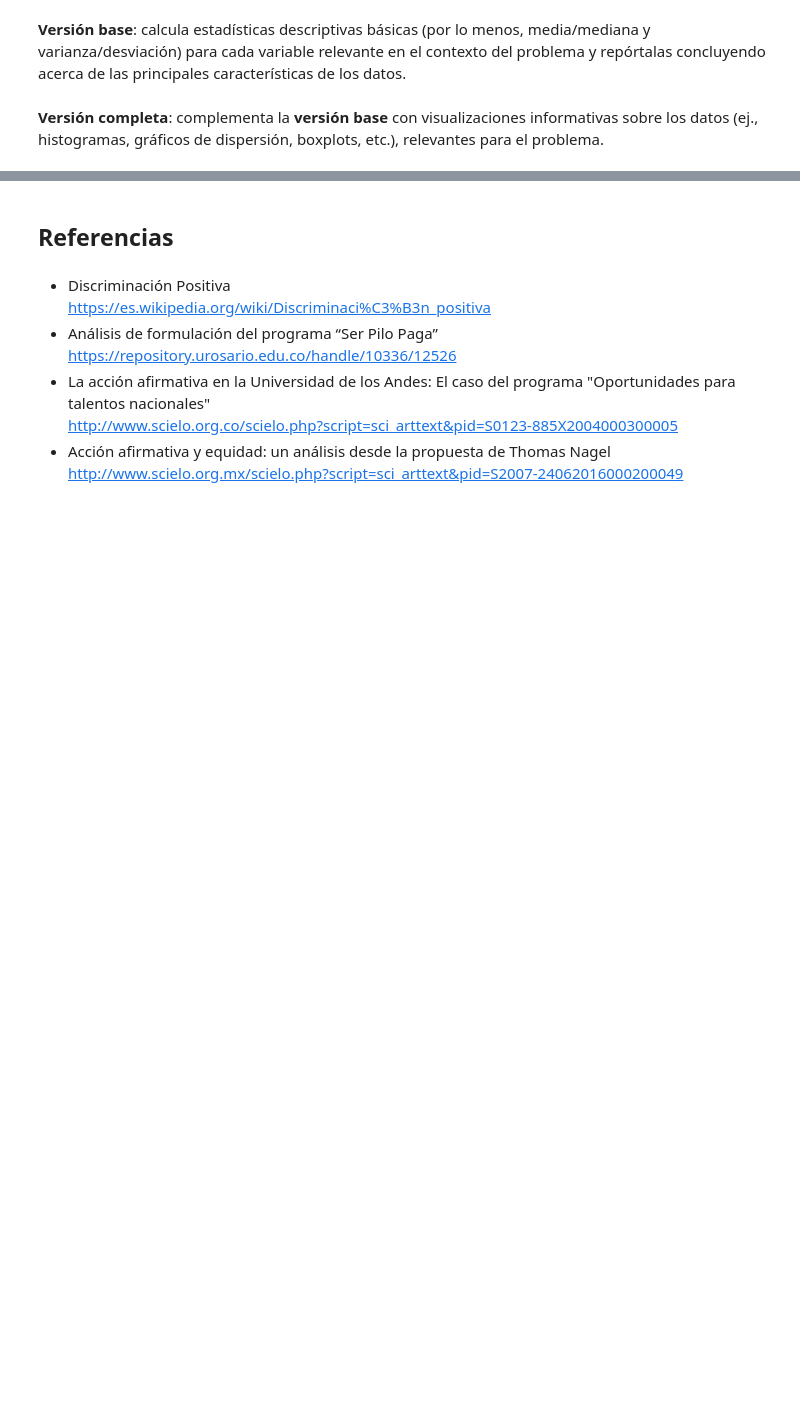
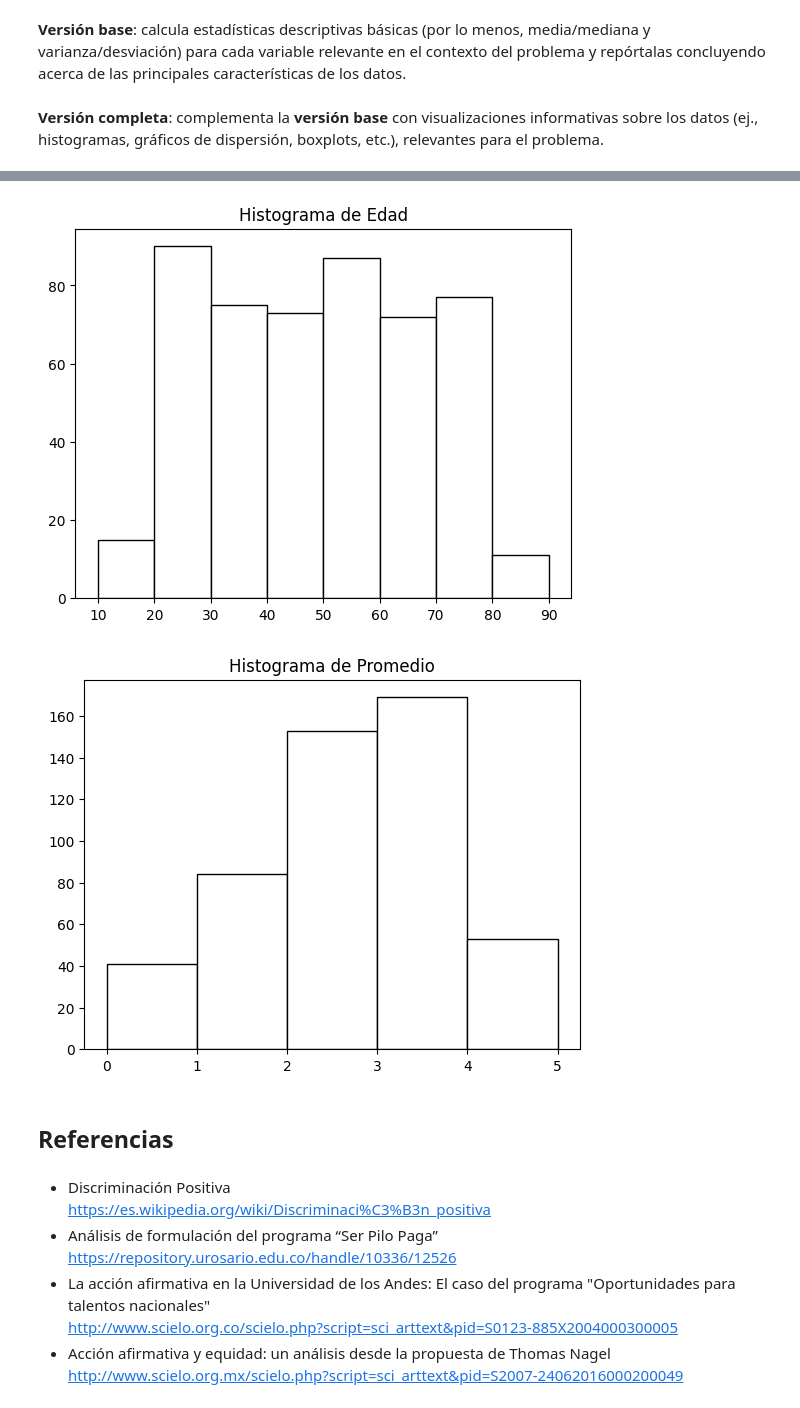
Before and after one commit to cristiaaann27/Talleres_de_algoritmos, a Jupyter notebook: Taller Estructura de control For/LABORATORIO - Enunciado.ipynb, the cells around one changed output, grey strips where cells are left out. Drawn from its saved outputs; the diff is of its cells as text; code cells hidden in the pictures; blank space fills up the shorter version.

```diff
--- a/Taller Estructura de control For/LABORATORIO - Enunciado.ipynb
+++ b/Taller Estructura de control For/LABORATORIO - Enunciado.ipynb
@@ -270,3 +342,14 @@ AttributeError: module 'matplotlib' has no attribute 'hist'
+# %%
+# Histograma
+def grafico_histograma(lista, rango, nombre):
+    plt.hist(lista, rango, edgecolor="black", color = "w")
+    plt.title(f"Histograma de {nombre}")
+    plt.show()
+grafico_histograma(informacion_edad,[10,20,30,40,50,60,70,80,90], "Edad")
+grafico_histograma(informacion_promedio,[0,1,2,3,4,5], "Promedio")
+# %% [output]
+[figure, added]
+[figure, added]
 # %% [markdown]
 ## Referencias
 # %% [markdown]
```
Also changed, not shown: parts of 6 cells of this notebook.
